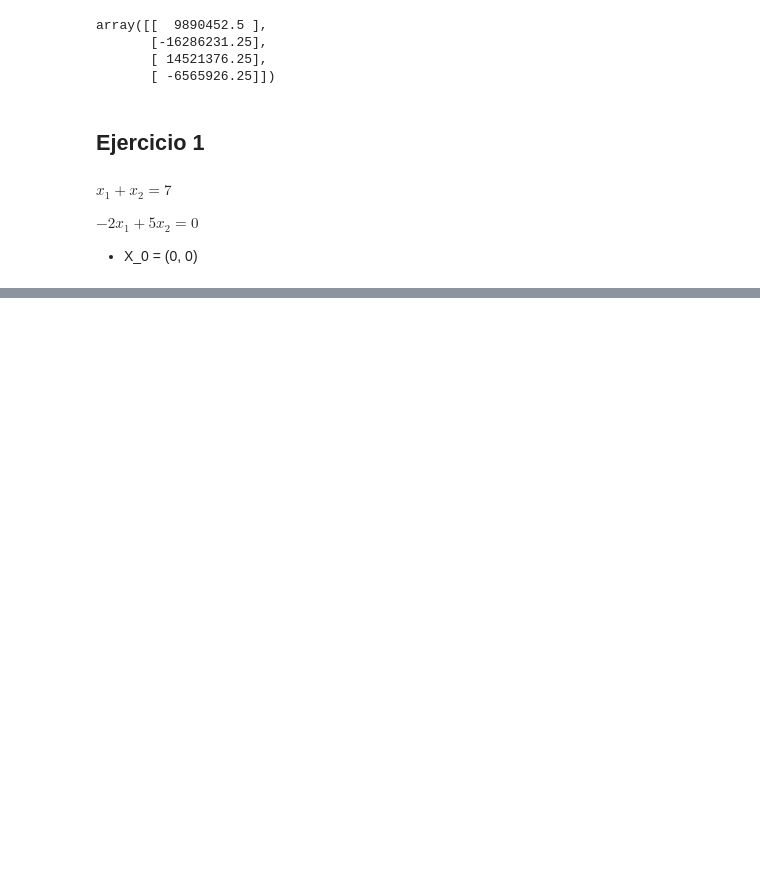
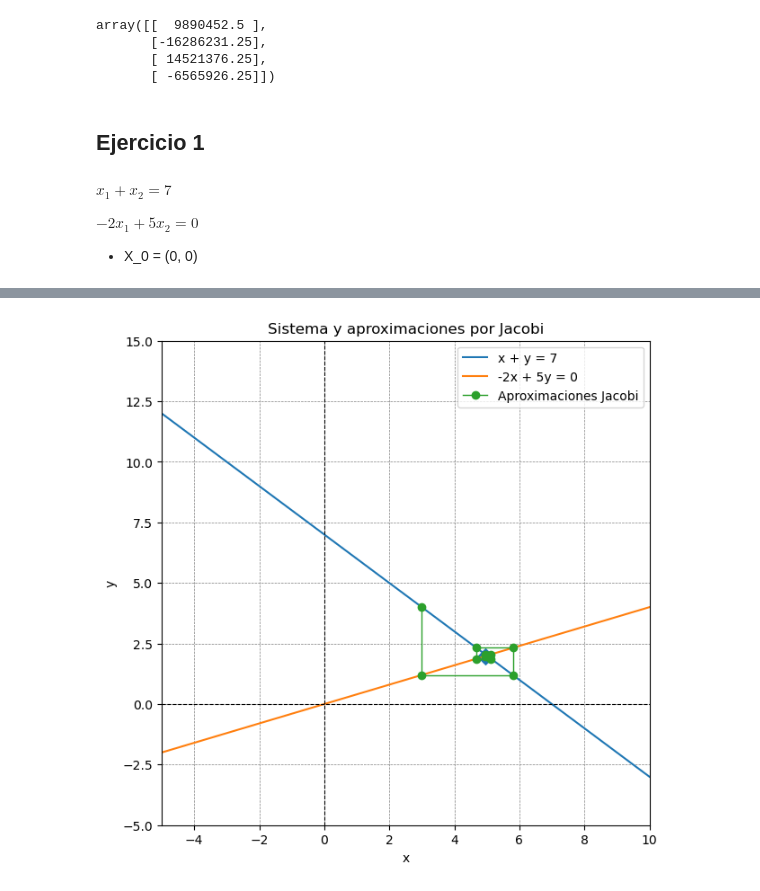
Before and after one commit to Theisi1/Talleres-Tareas_MetNume, a Jupyter notebook: taller-Metodos-iterativos/Gauss-Jacobi y seidel.ipynb, the cells around one changed output, grey strips where cells are left out. Cells and saved outputs as stored; diff of their text form; code cells hidden in the pictures; blank space fills up the shorter version.

```diff
--- a/taller-Metodos-iterativos/Gauss-Jacobi y seidel.ipynb
+++ b/taller-Metodos-iterativos/Gauss-Jacobi y seidel.ipynb
@@ -159,0 +157,7 @@ plt.show()
+# %%
+X_2 = np.array([
+    [5],
+    [2]
+],dtype= float)
+
+sol_Jacobi, aprox = gauss_jacobi(A = A, b = B, x = X_2 * n, tol= 1e-5, max_iter=10 )
@@ -159,0 +178,38 @@ plt.show()
+# %%
+import matplotlib.pyplot as plt
+
+x_s = np.linspace(-10, 10, 400)
+
+def ec_1(x):
+    return 7 - x
+
+def ec_2(x):
+    return (2/5) * x
+
+
+
+xs = [v[0, 0] for v in aprox]
+ys = [v[1, 0] for v in aprox]
+
+plt.figure(figsize=(7, 7))
+
+plt.plot(x_s, ec_1(x_s), label='x + y = 7')
+plt.plot(x_s, ec_2(x_s), label='-2x + 5y = 0')
+
+# Trayectoria de Jacobi (puntos + línea)
+plt.plot(xs, ys, marker='o', linestyle='-', linewidth=1, label='Aproximaciones Jacobi')
+
+plt.scatter(sol_Jacobi[0, 0], sol_Jacobi[1, 0], s=80, marker='D')
+
+plt.xlim(-5, 10)
+plt.ylim(-5, 15)
+plt.axhline(0, color='black', linewidth=0.8, ls='--')
+plt.axvline(0, color='black', linewidth=0.8, ls='--')
+plt.grid(color='gray', linestyle='--', linewidth=0.5)
+plt.legend()
+plt.title("Sistema y aproximaciones por Jacobi")
+plt.xlabel("x")
+plt.ylabel("y")
+plt.show()
+# %% [output]
+[figure, added]
```
Also changed, not shown: parts of 34 cells of this notebook.
